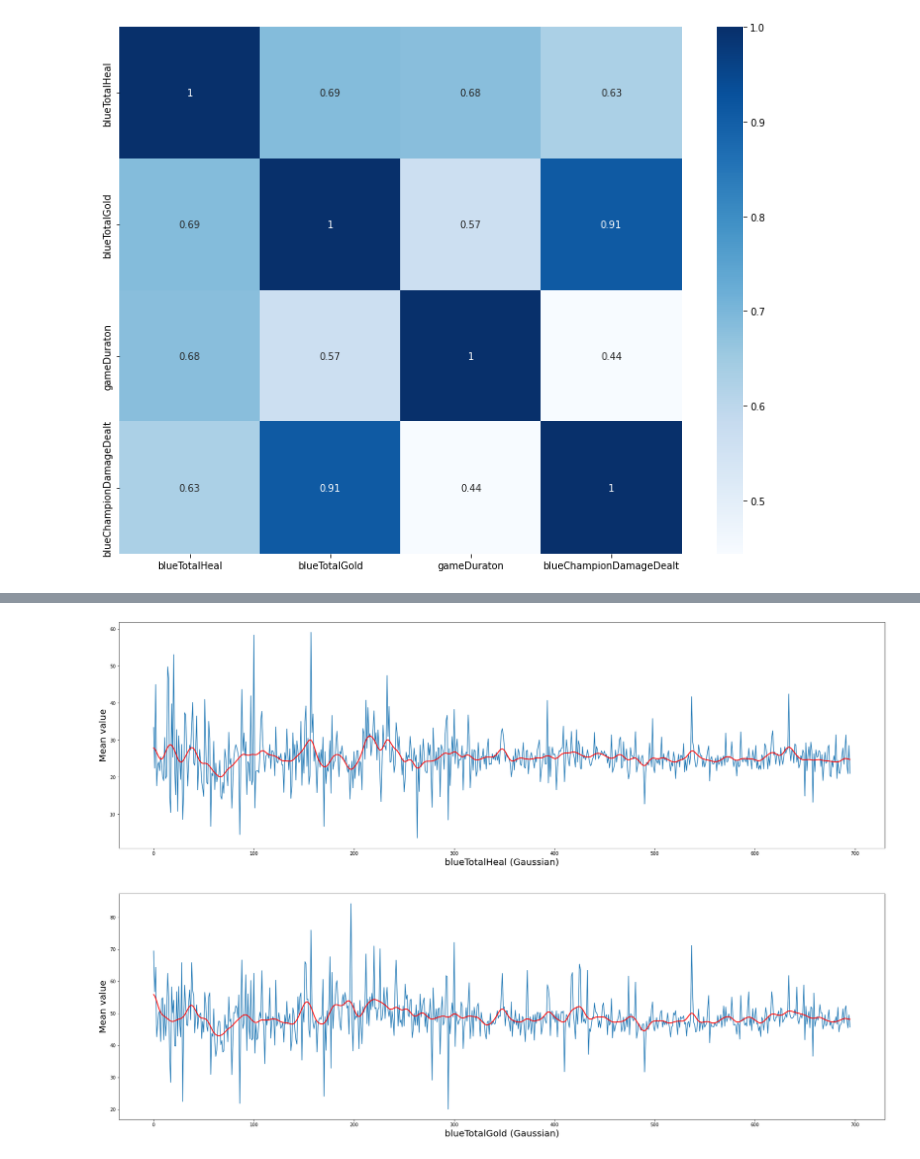
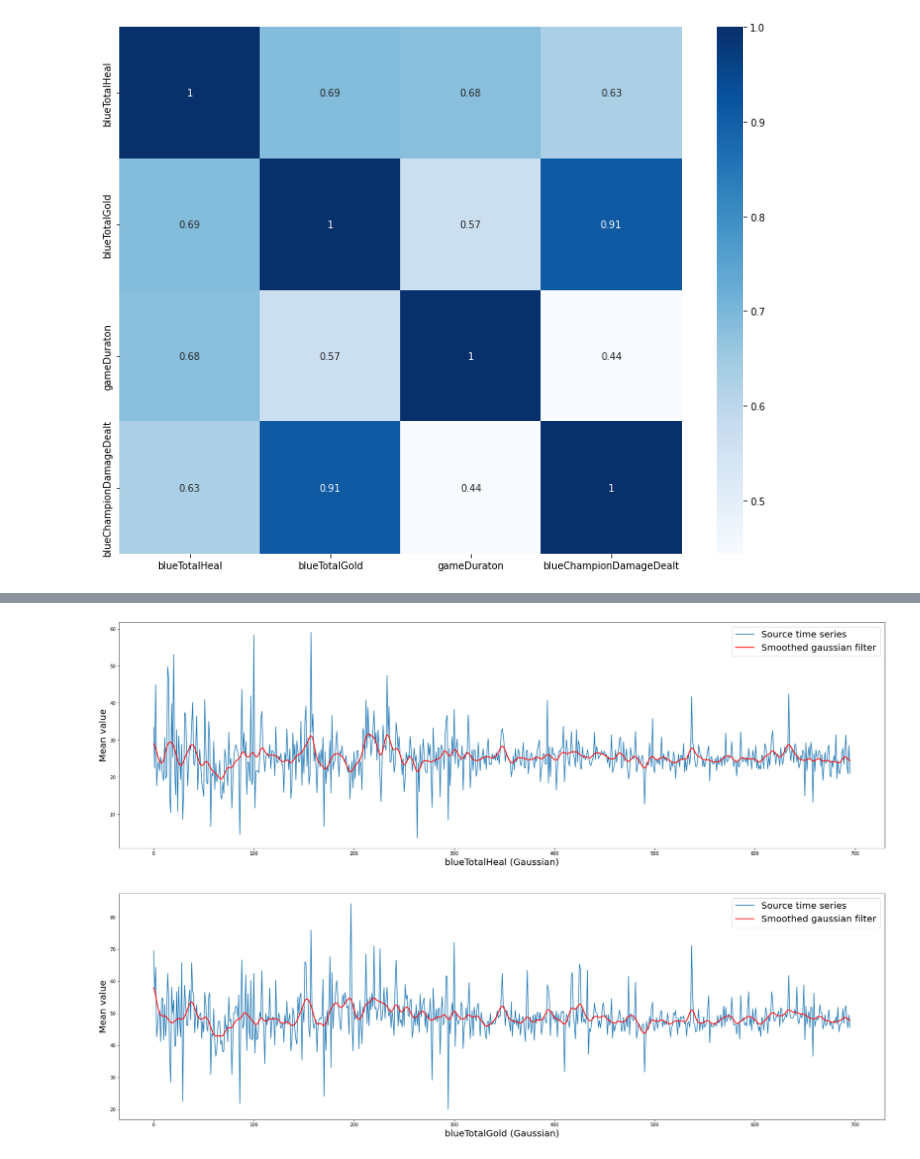
Before and after one commit to vandosik/M-M-MSA, a Jupyter notebook: Lab_4/lab_4.ipynb, the cells around one changed output, grey strips where cells are left out. Saved outputs shown, nothing was run; the diff lists cells and outputs as text; code cells hidden in the pictures.

```diff
--- a/Lab_4/lab_4.ipynb
+++ b/Lab_4/lab_4.ipynb
@@ -143,11 +148,11 @@ for col_name in target_cols:
     idx += 1
 
 # Autocovariance with window
-window_s=30
+window_size=30
 fig, axes = plt.subplots(len(target_cols), figsize=(30, 10 * len(target_cols)))
 idx = 0
 for col_name in target_cols:
-    axes[idx].plot(stattools.acovf(df_stat[col_name], nlag=window_s, fft=False))
+    axes[idx].plot(stattools.acovf(df_stat[col_name], nlag=window_size, fft=False))
     axes[idx].set_xlabel(col_name+" (Window)", fontsize = 20)
     axes[idx].set_ylabel(u'Auto Covariance function', fontsize = 20)
     idx += 1
@@ -202,8 +207,10 @@ for targ_name in target_cols:
 # %%
 # Moving average filter
 
+window_size = 7
+
 smoothing_node = PrimaryNode('smoothing')
-smoothing_node.custom_params = {'window_size': 7}
+smoothing_node.custom_params = {'window_size': window_size}
 
 def node_fit_predict(node, input_data):
     """ Fit node and make prediction """
@@ -211,16 +218,19 @@ def node_fit_predict(node, input_data):
     smoothed_output = node.predict(input_data)
     return smoothed_output
 
+roll_filt_targs = []
 
 fig, axes = plt.subplots(len(target_cols), figsize=(30, 10 * len(target_cols)))
 idx = 0
 
 for col_name in target_cols:
     smoothed_output = node_fit_predict(smoothing_node, input_data_list[idx])
+    roll_filt_targs.append(smoothed_output.predict[window_size-1:]) # Cut First elements, that coinside with pure data (input)
 
     axes[idx].plot(input_data_list[idx].idx, input_data_list[idx].target, label='Source time series')
-    axes[idx].plot(smoothed_output.idx, smoothed_output.predict, label='Smoothed by 15 elements', linewidth=3)
+    axes[idx].plot(smoothed_output.idx[window_size-1:], smoothed_output.predict[window_size-1:], label='Smoothed by'+str(window_size)+' elements', c="orange", linewidth=3)
     axes[idx].set_xlabel(col_name+" (Moving average)", fontsize = 20)
     axes[idx].set_ylabel(u'Mean value', fontsize = 20)
+    axes[idx].legend(fontsize=20)
     idx += 1
 # %% [output]
@@ -228,19 +238,25 @@ for col_name in target_cols:
 # %%
 # Gaussian filter
 
 gaussian_node = PrimaryNode('gaussian_filter')
-gaussian_node.custom_params = {'sigma': 4}
+gaussian_node.custom_params = {'sigma': 3}
+
+# Prepare data for spectral analisys
+gaus_filt_targs = []
+pure_targs = []
 
 fig, axes = plt.subplots(len(target_cols), figsize=(30, 10 * len(target_cols)))
 idx = 0
 
 for col_name in target_cols:
     smoothed_gaussian = node_fit_predict(gaussian_node, input_data_list[idx])
-
+    gaus_filt_targs.append(smoothed_gaussian.predict)
+    pure_targs.append(input_data_list[idx].target)
     axes[idx].plot(input_data_list[idx].idx, input_data_list[idx].target, label='Source time series')
     axes[idx].plot(smoothed_gaussian.idx, smoothed_gaussian.predict, label='Smoothed gaussian filter', linewidth=2, c='red')
     axes[idx].set_xlabel(col_name+" (Gaussian)", fontsize = 20)
     axes[idx].set_ylabel(u'Mean value', fontsize = 20)
+    axes[idx].legend(fontsize=20)
     idx += 1
 # %% [output]
-[figure, old version]
+[figure, new version]
```
Also changed, not shown: parts of 11 cells of this notebook.
